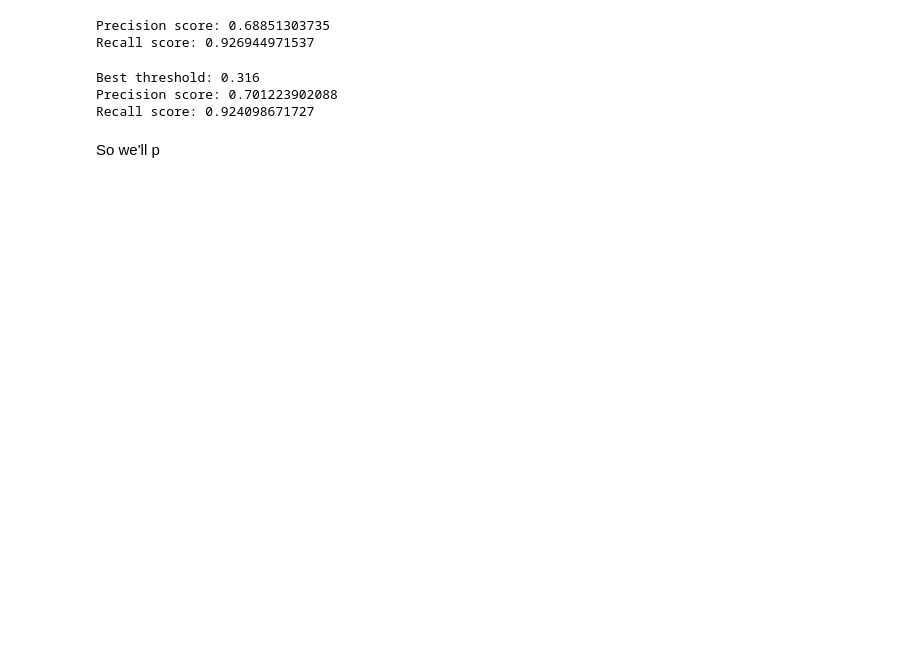
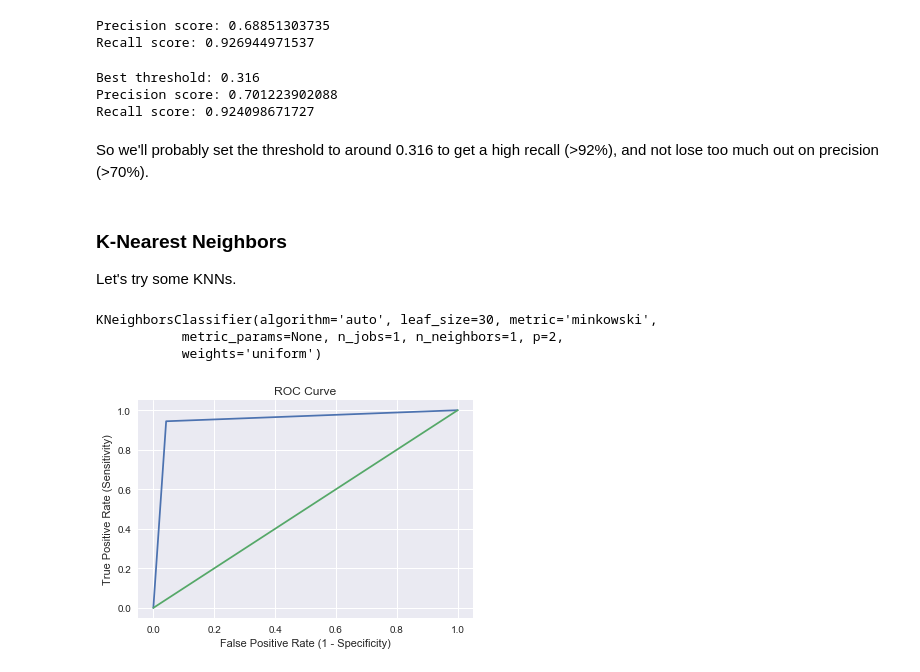
Before and after one commit to giancarlo-garbagnati/employeeretention-ml, a Jupyter notebook: python/employeeretention-py-01.ipynb, the cells around one changed output. Saved outputs shown, nothing was run; the diff lists cells and outputs as text; code cells hidden in the pictures; blank space fills up the shorter version.

```diff
--- a/python/employeeretention-py-01.ipynb
+++ b/python/employeeretention-py-01.ipynb
@@ -622,5 +615,28 @@ print("Recall score:", recall_score(y_test, y_predthresh_log01))
 Best threshold: 0.316
 Precision score: 0.701223902088
 Recall score: 0.924098671727
-# %% [markdown]
-So we'll p
+# %% [markdown]
+So we'll probably set the threshold to around 0.316 to get a high recall (>92%), and not lose too much out on precision (>70%).
+# %% [markdown]
+### K-Nearest Neighbors
+Let's try some KNNs.
+# %%
+knn01 = KNeighborsClassifier(n_neighbors=1)
+knn01.fit(X_train,y_train)
+# %% [output]
+KNeighborsClassifier(algorithm='auto', leaf_size=30, metric='minkowski',
+           metric_params=None, n_jobs=1, n_neighbors=1, p=2,
+           weights='uniform')
+# %%
+y_predproba_knn01_mat = knn01.predict_proba(X_test)
+y_predproba_knn01 = y_predproba_knn01_mat[:,1]
+# %%
+# ROC Curve
+fpr, tpr, thresholds = roc_curve(y_test, y_predproba_knn01)
+plt.plot(fpr,tpr)
+plot_bisect()
+plt.title('ROC Curve')
+plt.xlabel('False Positive Rate (1 - Specificity)')
+plt.ylabel('True Positive Rate (Sensitivity)');
+# %% [output]
+[figure, added]
```
Also changed, not shown: parts of 19 cells of this notebook.
